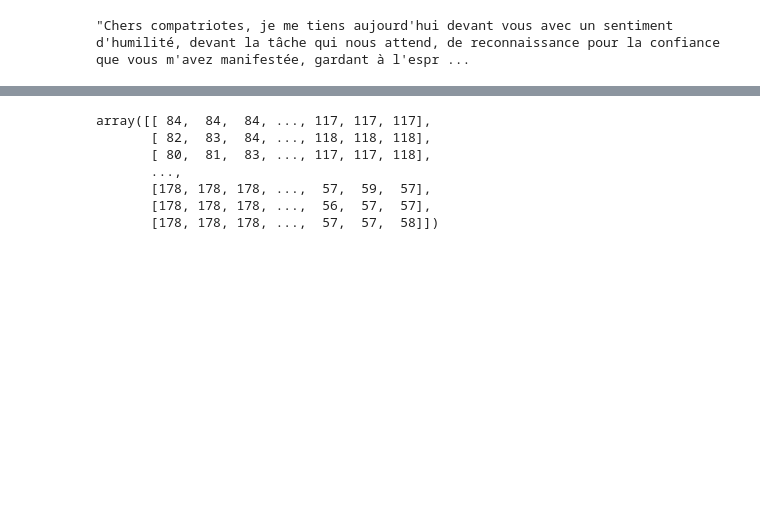
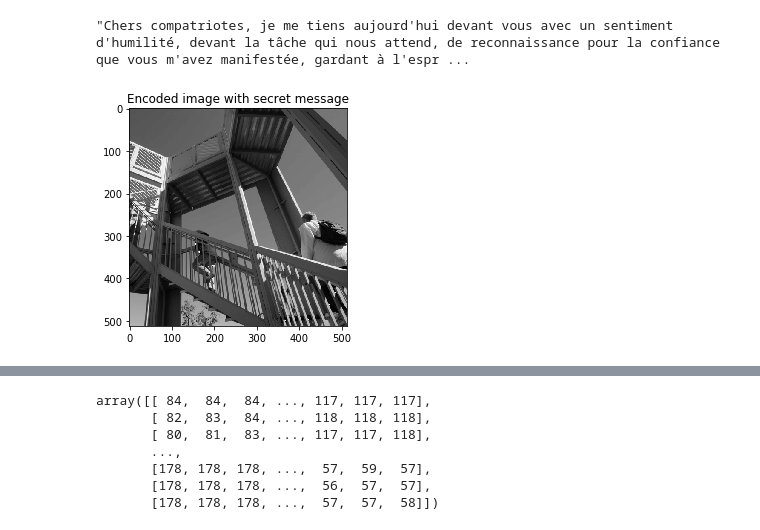
Before and after one commit to claudiadelgado92/Compressed-Sensing, a Jupyter notebook: Steganography with Parity Method.ipynb, the cells around one changed output, grey strips where cells are left out. Saved outputs shown, nothing was run; the diff lists cells and outputs as text; code cells hidden in the pictures; blank space fills up the shorter version.

```diff
--- a/Steganography with Parity Method.ipynb
+++ b/Steganography with Parity Method.ipynb
@@ -68,11 +91,11 @@ The bigger dimension size is 512 x 512 which mean that your are allowed to use
 # %%
-def code_steganography_meth1(carrier, hidden):
+def code_steganography_parity(carrier, hidden):
     '''
     Input : carrier - number between 0 and 255 corresponding to the bit code of the carrier image
           : hidden - number between 0 and 1 corresponding to 1/8 of a character
     Output : output - image resulting from the code
     '''
-    #check that the hidder number is an integer between 0 and 1 included
+    #check that the hidden number is an integer between 0 and 1 included
     assert hidden in range(0,2), "hidden should be equals to 0 or 1"
 
     if(carrier==255):
@@ -131 +124,30 @@ def code_text_in_image_meth1(image, message):
+# %%
+def code_text_in_image_parity(image, message):
+    bin_message= load_message(message)
+    length_message = len(bin_message)
+    length_max_message = (image.shape[0]-1)*image.shape[1]
+
+    assert length_max_message >= length_message , ('BEWARE, in this image you are allowed to use  %.f characters, \
+    you have to trunc the secret message.' %(length_max_message/8))
+
+    output = image.copy()
+    size_message_bin=format(len(str(length_message)) ,'08b')   # EXPLICATION
+
+    # Code for the first line of the image  : hide the length of the secret message
+    for j in range(0,8):
+        output[0,j]=code_steganography_parity(output[0,j], int(size_message_bin[j]))
+    for i in range(1,len(str(length_message))+1):
+        output[0,i+8] = int(str(output[0,i+8])[:len(str(output[0,i+8]))-1]+str(length_message)[i-1])
+
+    # Code from the second line of the image to the end : hide the secret message
+    k=0
+    for i in range(1,image.shape[0]+1):
+        for j in range(image.shape[1]):
+            if(k<length_message):
+                output[i,j] = code_steganography_parity(image[i,j], int(bin_message[k]))
+            else:
+                break
+            k=k+1
+
+    return(output)
 # %%
@@ -173,3 +195,14 @@ array([[ 83,  83,  83, ..., 117, 117, 117],
 message
 # %% [output]
 "Chers compatriotes, je me tiens aujourd'hui devant vous avec un sentiment d'humilité, devant la tâche qui nous attend, de reconnaissance pour la confiance que vous m'avez manifestée, gardant à l'espr ...
+# %%
+%%time
+#Encode
+output=code_text_in_image_parity(image, message)
+
+#Plot the carrier with the secret message
+plt.imshow(output, cmap=plt.cm.gray)
+plt.title('Encoded image with secret message' )
+plt.show()
+# %% [output]
+[figure, added]
```
Also changed, not shown: parts of 19 cells of this notebook.
